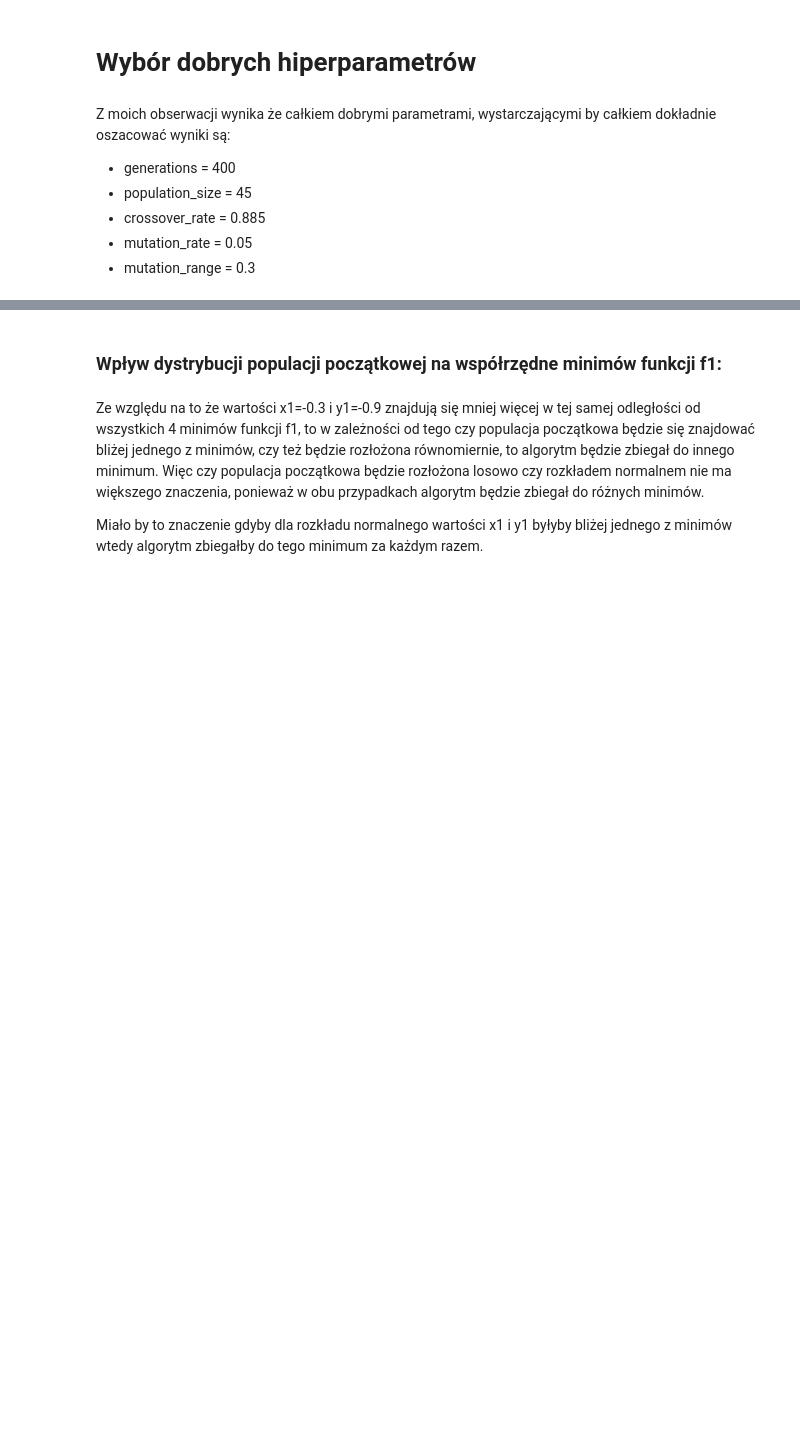
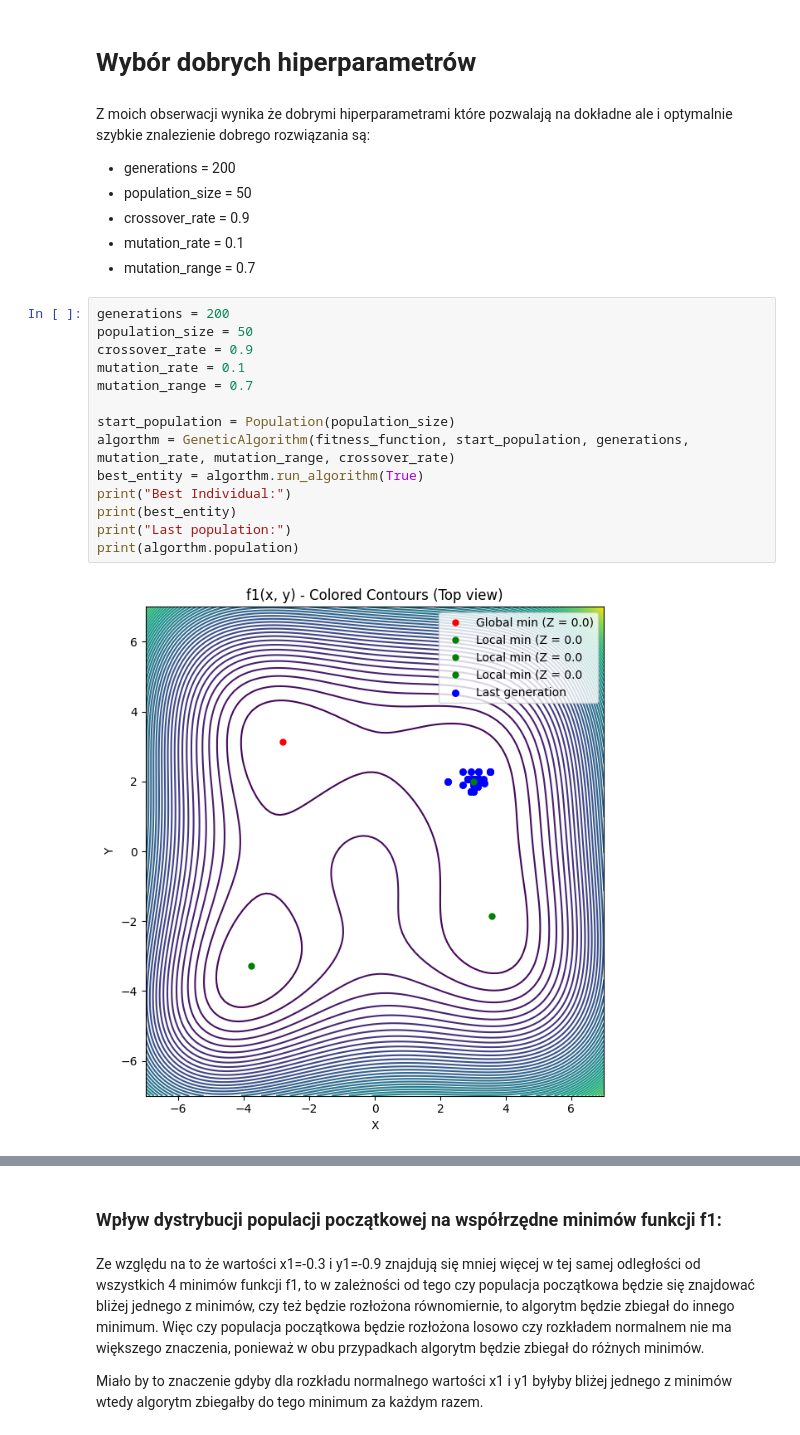
Before and after one commit to ZZZdreamm/evolution-algorithm, a Jupyter notebook: notebook.ipynb, the cells around one changed output, grey strips where cells are left out. Cells and saved outputs as stored; diff of their text form; blank space fills up the shorter version.

```diff
--- a/notebook.ipynb
+++ b/notebook.ipynb
@@ -288,9 +256,25 @@ Individual: [3.302389339373634, 1.9866397659042165, 0.014354329106968513, -0.063
 # %% [markdown]
 # Wybór dobrych hiperparametrów
 # %% [markdown]
-Z moich obserwacji wynika że całkiem dobrymi parametrami, wystarczającymi by całkiem dokładnie oszacować wyniki są:
-- generations = 400
-- population_size = 45
-- crossover_rate = 0.885
-- mutation_rate = 0.05
-- mutation_range = 0.3
+Z moich obserwacji wynika że dobrymi hiperparametrami które pozwalają na dokładne ale i optymalnie szybkie znalezienie dobrego rozwiązania są:
+- generations = 200
+- population_size = 50
+- crossover_rate = 0.9
+- mutation_rate = 0.1
+- mutation_range = 0.7
+# %%
+generations = 200
+population_size = 50
+crossover_rate = 0.9
+mutation_rate = 0.1
+mutation_range = 0.7
+
+start_population = Population(population_size)
+algorthm = GeneticAlgorithm(fitness_function, start_population, generations, mutation_rate, mutation_range, crossover_rate)
+best_entity = algorthm.run_algorithm(True)
+print("Best Individual:")
+print(best_entity)
+print("Last population:")
+print(algorthm.population)
+# %% [output]
+[figure, added]
```
Also changed, not shown: parts of 8 cells of this notebook, 1 other file.
